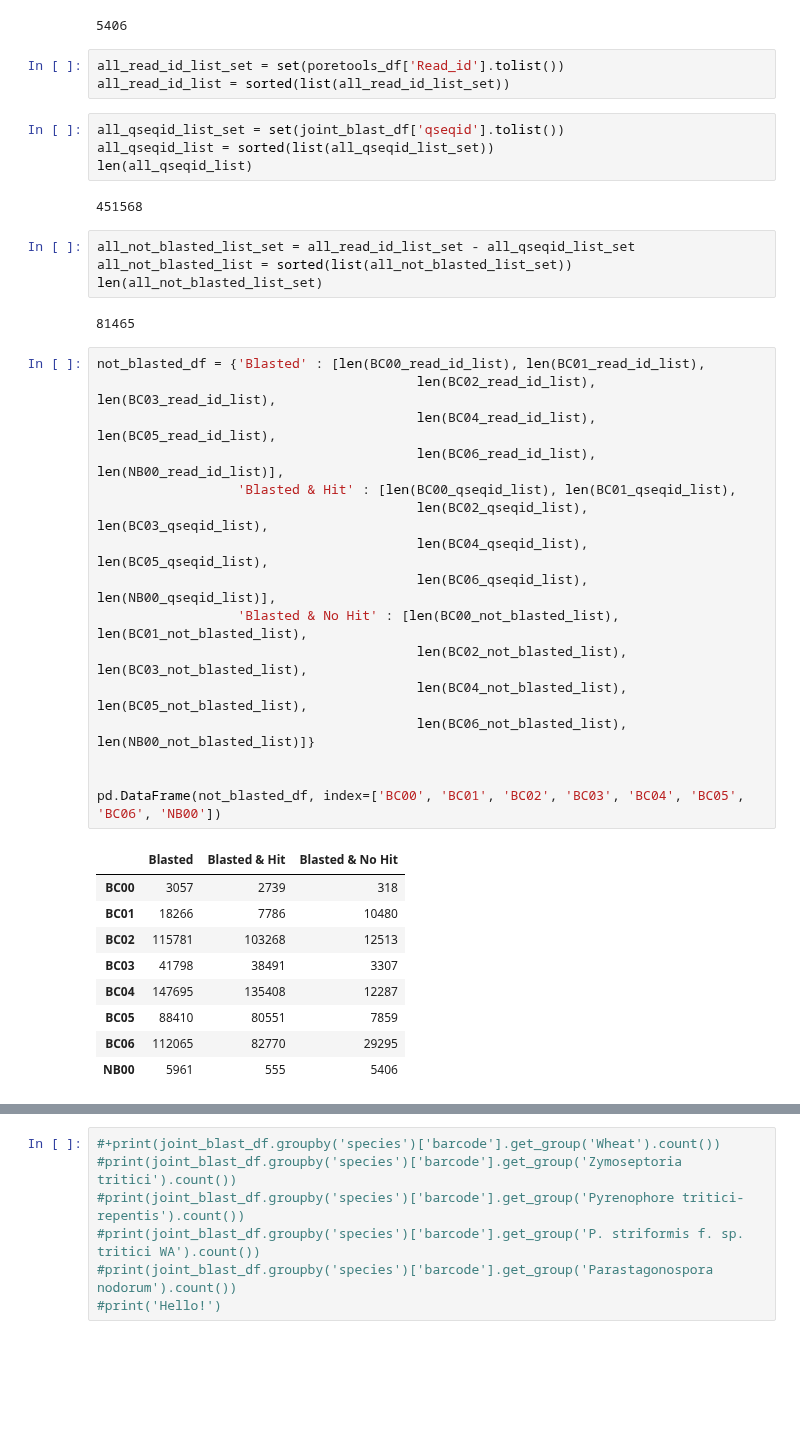
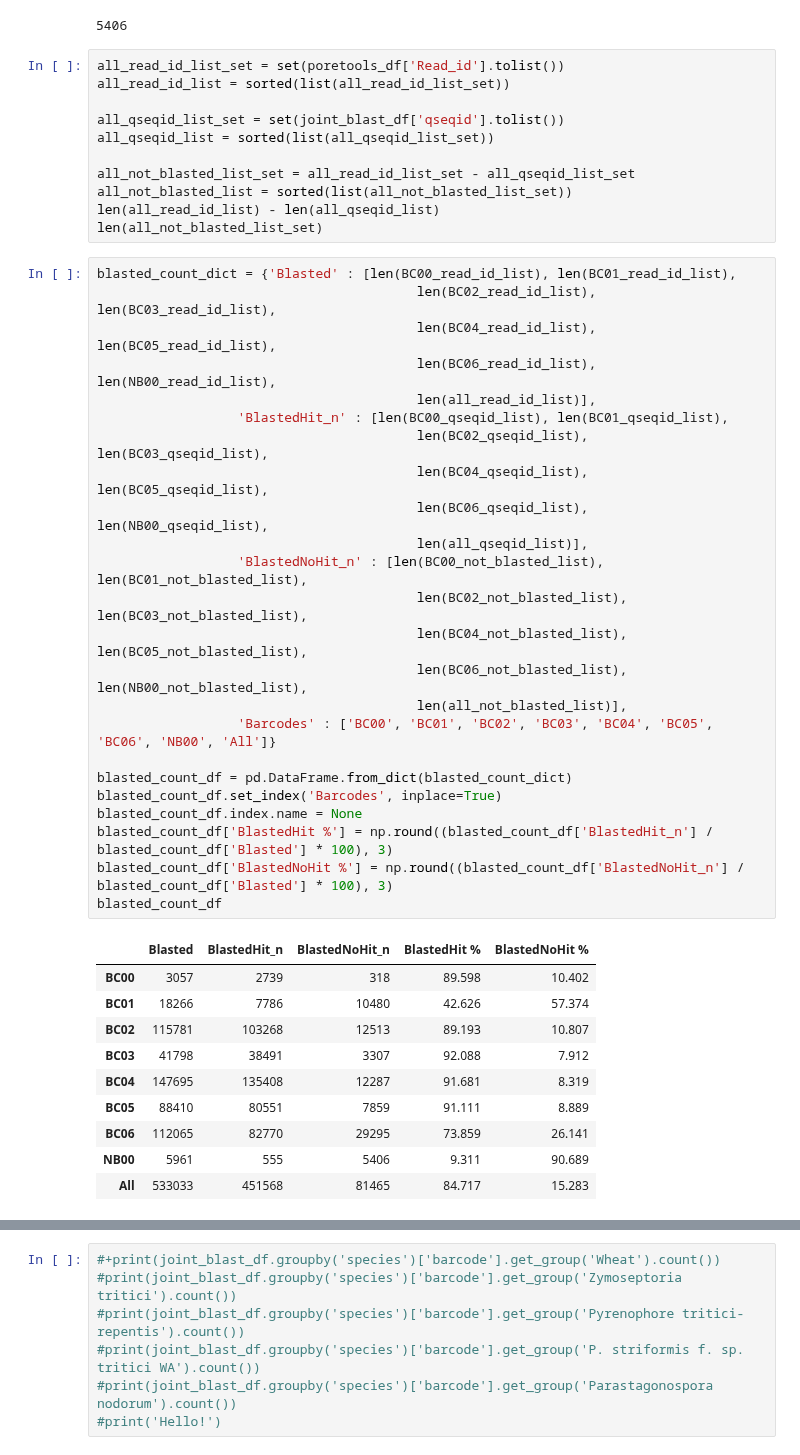
Before and after one commit to BenjaminSchwessinger/Gamran, a Jupyter notebook: MinIon_analysis_12122016_Wagga_initial-Copy1.ipynb, the cells around one changed output, grey strips where cells are left out. Cells and saved outputs as stored; diff of their text form; blank space fills up the shorter version.

Commit message:
Added % columns for blasthit / noblast hit to the summary table

```diff
--- a/MinIon_analysis_12122016_Wagga_initial-Copy1.ipynb
+++ b/MinIon_analysis_12122016_Wagga_initial-Copy1.ipynb
@@ -775,41 +775,46 @@ SeqIO.write(not_blasted_sequences, noblasthit_file, "fasta")
 # %%
 all_read_id_list_set = set(poretools_df['Read_id'].tolist())
 all_read_id_list = sorted(list(all_read_id_list_set))
+
+all_qseqid_list_set = set(joint_blast_df['qseqid'].tolist())
+all_qseqid_list = sorted(list(all_qseqid_list_set))
+
+all_not_blasted_list_set = all_read_id_list_set - all_qseqid_list_set
+all_not_blasted_list = sorted(list(all_not_blasted_list_set))
+len(all_read_id_list) - len(all_qseqid_list)
+len(all_not_blasted_list_set)
-# %%
-all_qseqid_list_set = set(joint_blast_df['qseqid'].tolist())
-all_qseqid_list = sorted(list(all_qseqid_list_set))
-len(all_qseqid_list)
-# %% [output]
-451568
-# %%
-all_not_blasted_list_set = all_read_id_list_set - all_qseqid_list_set
-all_not_blasted_list = sorted(list(all_not_blasted_list_set))
-len(all_not_blasted_list_set)
-# %% [output]
-81465
 # %%
-not_blasted_df = {'Blasted' : [len(BC00_read_id_list), len(BC01_read_id_list),
+blasted_count_dict = {'Blasted' : [len(BC00_read_id_list), len(BC01_read_id_list),
                                          len(BC02_read_id_list), len(BC03_read_id_list),
                                          len(BC04_read_id_list), len(BC05_read_id_list),
-                                         len(BC06_read_id_list), len(NB00_read_id_list)],
-                  'Blasted & Hit' : [len(BC00_qseqid_list), len(BC01_qseqid_list),
+                                         len(BC06_read_id_list), len(NB00_read_id_list),
+                                         len(all_read_id_list)],
+                  'BlastedHit_n' : [len(BC00_qseqid_list), len(BC01_qseqid_list),
                                          len(BC02_qseqid_list), len(BC03_qseqid_list),
                                          len(BC04_qseqid_list), len(BC05_qseqid_list),
-                                         len(BC06_qseqid_list), len(NB00_qseqid_list)],
-                  'Blasted & No Hit' : [len(BC00_not_blasted_list), len(BC01_not_blasted_list),
+                                         len(BC06_qseqid_list), len(NB00_qseqid_list),
+                                         len(all_qseqid_list)],
+                  'BlastedNoHit_n' : [len(BC00_not_blasted_list), len(BC01_not_blasted_list),
                                          len(BC02_not_blasted_list), len(BC03_not_blasted_list),
                                          len(BC04_not_blasted_list), len(BC05_not_blasted_list),
-                                         len(BC06_not_blasted_list), len(NB00_not_blasted_list)]}
+                                         len(BC06_not_blasted_list), len(NB00_not_blasted_list),
+                                         len(all_not_blasted_list)],
+                  'Barcodes' : ['BC00', 'BC01', 'BC02', 'BC03', 'BC04', 'BC05', 'BC06', 'NB00', 'All']}
 
-
-pd.DataFrame(not_blasted_df, index=['BC00', 'BC01', 'BC02', 'BC03', 'BC04', 'BC05', 'BC06', 'NB00'])
+blasted_count_df = pd.DataFrame.from_dict(blasted_count_dict)
+blasted_count_df.set_index('Barcodes', inplace=True)
+blasted_count_df.index.name = None
+blasted_count_df['BlastedHit %'] = np.round((blasted_count_df['BlastedHit_n'] / blasted_count_df['Blasted'] * 100), 3)
+blasted_count_df['BlastedNoHit %'] = np.round((blasted_count_df['BlastedNoHit_n'] / blasted_count_df['Blasted'] * 100), 3)
+blasted_count_df
 # %% [output]
-|  | Blasted | Blasted & Hit | Blasted & No Hit |
-| BC00 | 3057 | 2739 | 318 |
-| BC01 | 18266 | 7786 | 10480 |
-| BC02 | 115781 | 103268 | 12513 |
-| BC03 | 41798 | 38491 | 3307 |
-| BC04 | 147695 | 135408 | 12287 |
-| BC05 | 88410 | 80551 | 7859 |
-| BC06 | 112065 | 82770 | 29295 |
-| NB00 | 5961 | 555 | 5406 |
+|  | Blasted | BlastedHit_n | BlastedNoHit_n | BlastedHit % | BlastedNoHit % |
+| BC00 | 3057 | 2739 | 318 | 89.598 | 10.402 |
+| BC01 | 18266 | 7786 | 10480 | 42.626 | 57.374 |
+| BC02 | 115781 | 103268 | 12513 | 89.193 | 10.807 |
+| BC03 | 41798 | 38491 | 3307 | 92.088 | 7.912 |
+| BC04 | 147695 | 135408 | 12287 | 91.681 | 8.319 |
+| BC05 | 88410 | 80551 | 7859 | 91.111 | 8.889 |
+| BC06 | 112065 | 82770 | 29295 | 73.859 | 26.141 |
+| NB00 | 5961 | 555 | 5406 | 9.311 | 90.689 |
+| All | 533033 | 451568 | 81465 | 84.717 | 15.283 |
```
Also changed, not shown: parts of 1 cell of this notebook.
